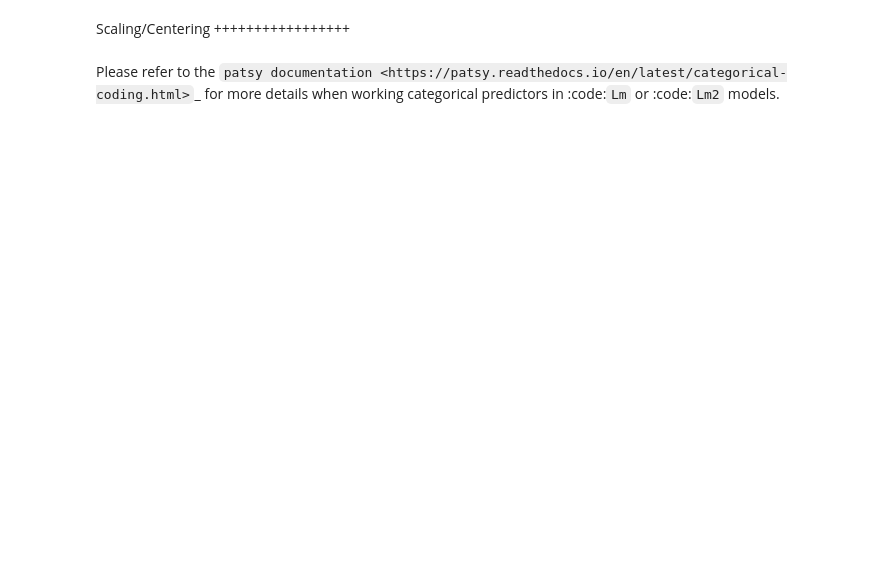
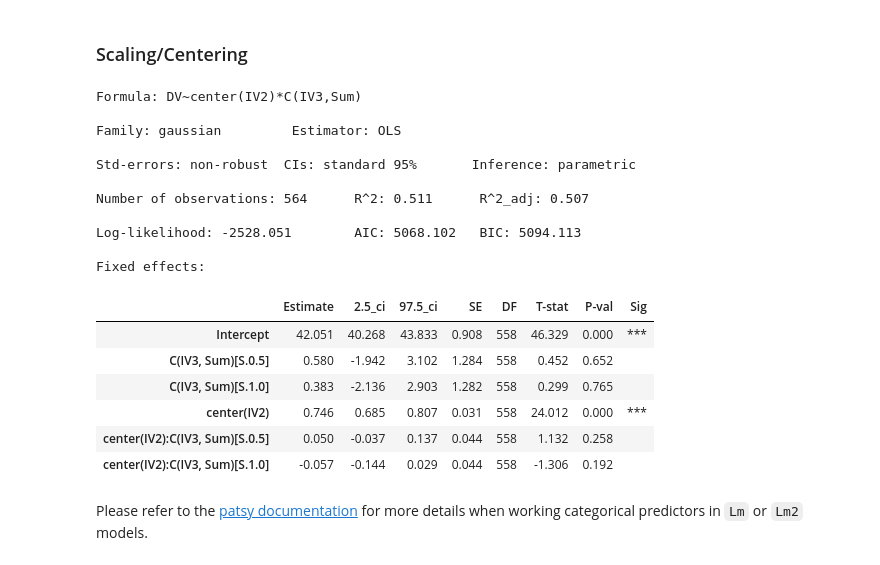
Before and after one commit to ejolly/scipy2020_pymer4, a Jupyter notebook: example_02_categorical.ipynb, the cells around one changed output. Saved outputs shown, nothing was run; the diff lists cells and outputs as text; code cells hidden in the pictures; blank space fills up the shorter version.

```diff
--- a/example_02_categorical.ipynb
+++ b/example_02_categorical.ipynb
@@ -46,10 +91,28 @@ print(model.fit())
-# %% [markdown]
-Scaling/Centering
-+++++++++++++++++
+# %% [markdown]
+### Scaling/Centering
 # %%
 # Moderation with IV2, but centering IV2 first
 model = Lm('DV ~ center(IV2) * C(IV3, Sum)', data=df)
-print(model.fit())
+model.fit()
+# %% [output]
+Formula: DV~center(IV2)*C(IV3,Sum)
+
+Family: gaussian         Estimator: OLS
+
+Std-errors: non-robust  CIs: standard 95%       Inference: parametric
+
+Number of observations: 564      R^2: 0.511      R^2_adj: 0.507
+
+Log-likelihood: -2528.051        AIC: 5068.102   BIC: 5094.113
+
+Fixed effects:
+|  | Estimate | 2.5_ci | 97.5_ci | SE | DF | T-stat | P-val | Sig |
+| Intercept | 42.051 | 40.268 | 43.833 | 0.908 | 558 | 46.329 | 0.000 | *** |
+| C(IV3, Sum)[S.0.5] | 0.580 | -1.942 | 3.102 | 1.284 | 558 | 0.452 | 0.652 |  |
+| C(IV3, Sum)[S.1.0] | 0.383 | -2.136 | 2.903 | 1.282 | 558 | 0.299 | 0.765 |  |
+| center(IV2) | 0.746 | 0.685 | 0.807 | 0.031 | 558 | 24.012 | 0.000 | *** |
+| center(IV2):C(IV3, Sum)[S.0.5] | 0.050 | -0.037 | 0.137 | 0.044 | 558 | 1.132 | 0.258 |  |
+| center(IV2):C(IV3, Sum)[S.1.0] | -0.057 | -0.144 | 0.029 | 0.044 | 558 | -1.306 | 0.192 |  |
 # %% [markdown]
-Please refer to the `patsy documentation <https://patsy.readthedocs.io/en/latest/categorical-coding.html>`_ for more details when working categorical predictors in :code:`Lm` or :code:`Lm2` models.
+Please refer to the [patsy documentation](https://patsy.readthedocs.io/en/latest/categorical-coding.html) for more details when working categorical predictors in `Lm` or `Lm2` models.
 # %% [markdown]
```
Also changed, not shown: parts of 24 cells of this notebook, 10 other files.
